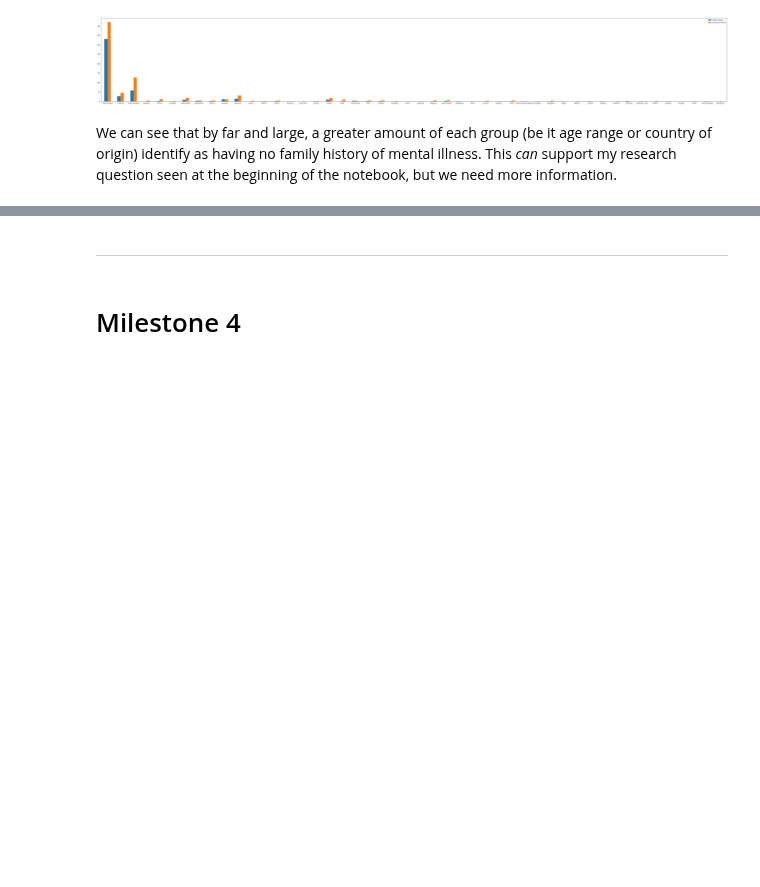
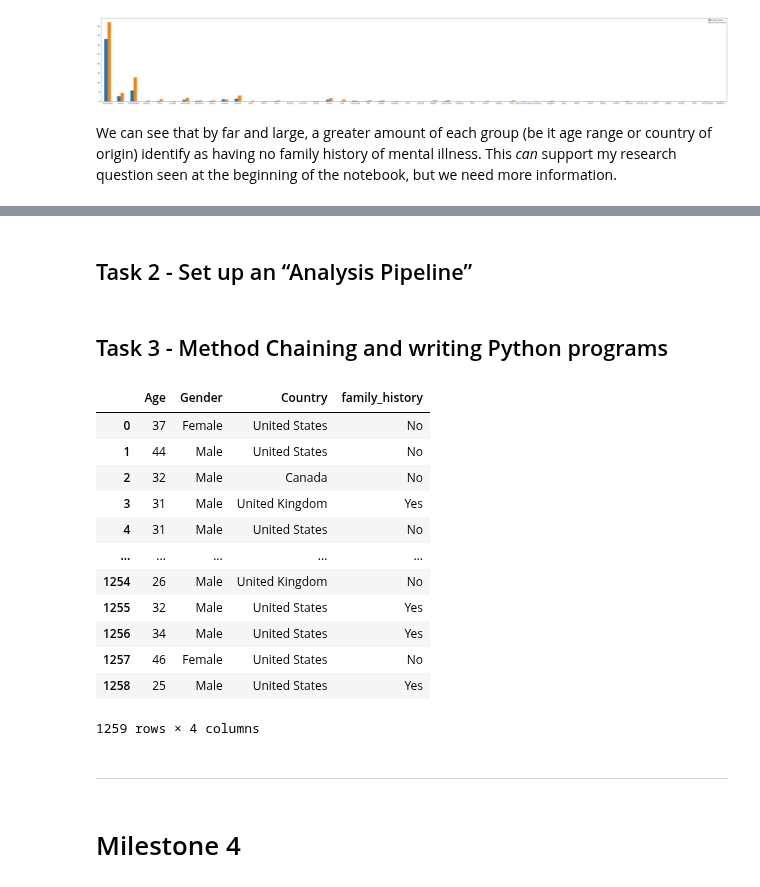
Before and after one commit to ubco-W2022T1-cosc301/project-group06, a Jupyter notebook: notebooks/analysis2.ipynb, the cells around one changed output, grey strips where cells are left out. Drawn from its saved outputs; the diff is of its cells as text; code cells hidden in the pictures; blank space fills up the shorter version.

Commit message:
Finished Milestone 3 Tasks 1, 2, 3
As title suggests.

```diff
--- a/notebooks/analysis2.ipynb
+++ b/notebooks/analysis2.ipynb
@@ -191,0 +214,2 @@ We can see that by far and large, a greater amount of each group (be it age rang
+# %% [markdown]
+## Task 2 - Set up an “Analysis Pipeline”
@@ -191,0 +236,2 @@ We can see that by far and large, a greater amount of each group (be it age rang
+# %% [markdown]
+## Task 3 - Method Chaining and writing Python programs
@@ -192,3 +311,22 @@ We can see that by far and large, a greater amount of each group (be it age rang
+# %%
+import project_functions2
+
+projectDf = project_functions2.load_and_process('../data/raw/dataRaw.csv')
+projectDf
+# %% [output]
+|  | Age | Gender | Country | family_history |
+| 0 | 37 | Female | United States | No |
+| 1 | 44 | Male | United States | No |
+| 2 | 32 | Male | Canada | No |
+| 3 | 31 | Male | United Kingdom | Yes |
+| 4 | 31 | Male | United States | No |
+| ... | ... | ... | ... | ... |
+| 1254 | 26 | Male | United Kingdom | No |
+| 1255 | 32 | Male | United States | Yes |
+| 1256 | 34 | Male | United States | Yes |
+| 1257 | 46 | Female | United States | No |
+| 1258 | 25 | Male | United States | Yes |
+1259 rows × 4 columns
 # %% [markdown]
 ---
 # %% [markdown]
```
Also changed, not shown: parts of 6 cells of this notebook, 1 other file.
